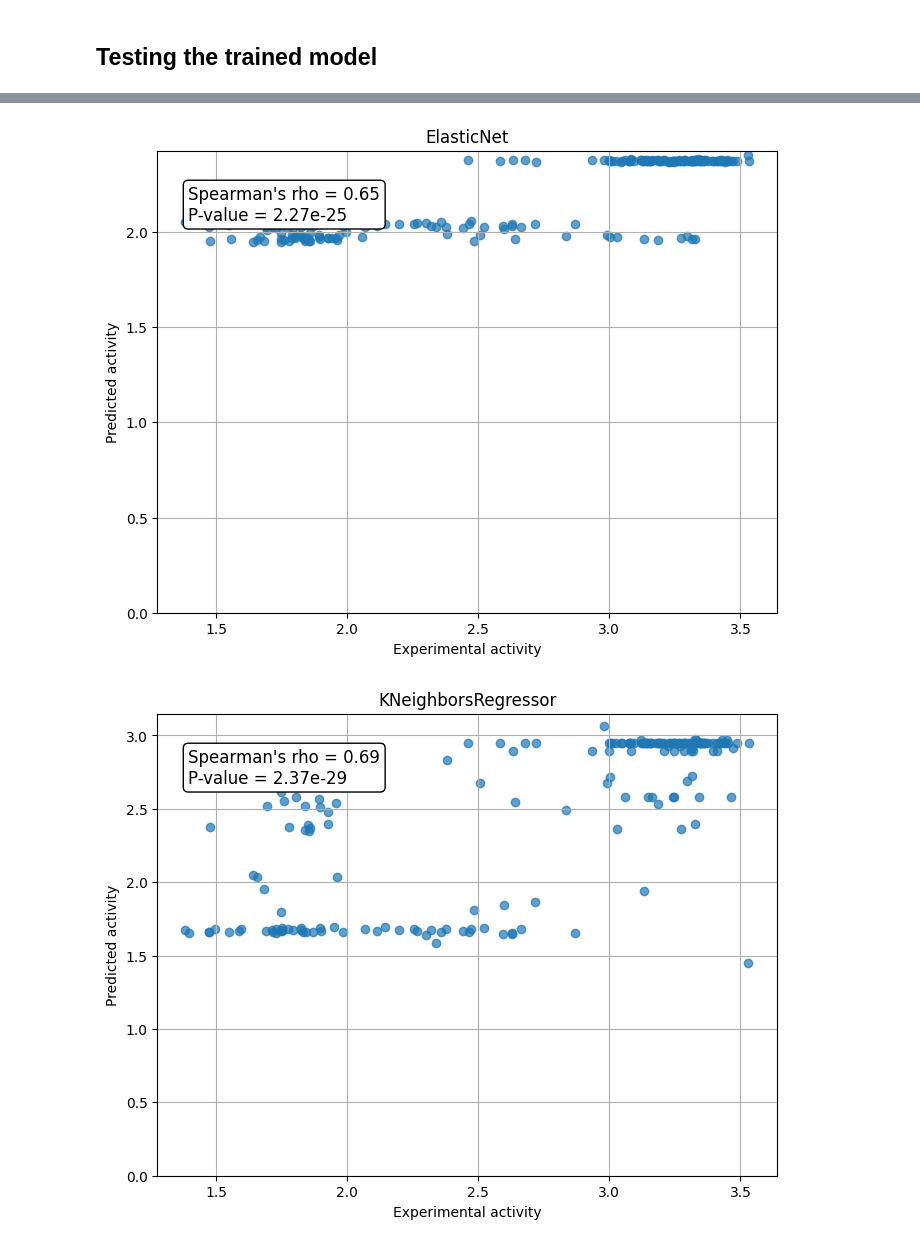
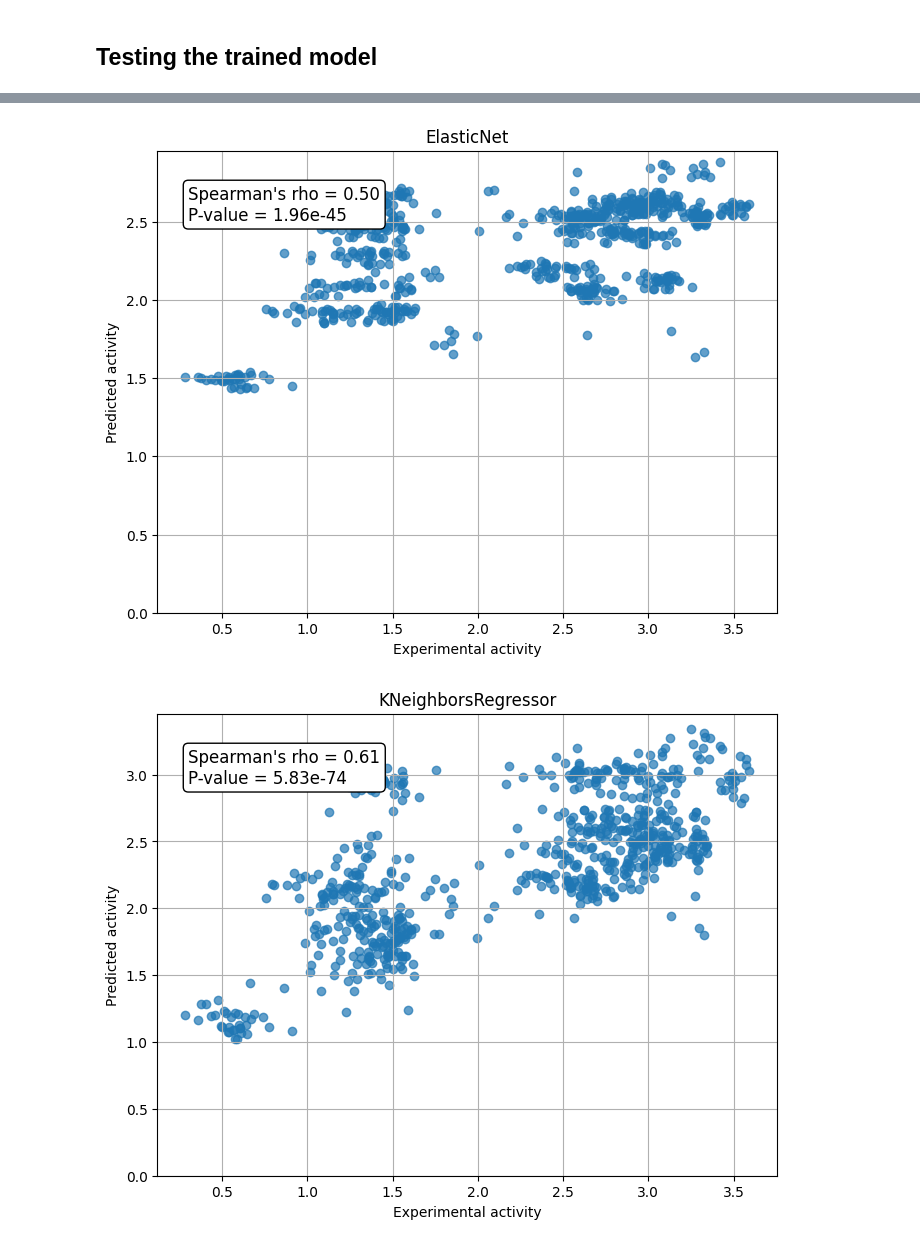
Before and after one commit to kaustubh-amritkar/rubisco_regression_classification, a Jupyter notebook: scripts/checking_diff_regressors.ipynb, the cells around one changed output, grey strips where cells are left out. Saved outputs shown, nothing was run; the diff lists cells and outputs as text; code cells hidden in the pictures.

Commit message:
Concatenated LSU and SSU ESM-2 embeddings separately (embedding of shape (2560,)) -- ran on combined dataset split

```diff
--- a/scripts/checking_diff_regressors.ipynb
+++ b/scripts/checking_diff_regressors.ipynb
@@ -218,28 +222,29 @@ for i, row in concat_all_exp_data.iterrows():
     data.append((header, sequence))
     ys.append(row['log_exp_val'])
     # Xs.append(row['lsu_ssu_weighted_esm'])  ## Using the weighted LSU-SSU ESM embeddings
+    Xs.append(row['concatenated_lsu_ssu_emb'])  ## Using the concatenated LSU-SSU ESM embeddings
     # Xs.append(row['lsu_ssu_weighted_protT5'])  ## Using the weighted LSU-SSU protT5 embeddings
-    Xs.append(row['lsu_ssu_weighted_prostT5'])  ## Using the weighted LSU-SSU prostT5 embeddings
+    # Xs.append(row['lsu_ssu_weighted_prostT5'])  ## Using the weighted LSU-SSU prostT5 embeddings
 # %%
 # # Creating Training and Test set, making sure there are no RbcL repeats in the training and test set
-# def generate_train_test(Xs, ys, headers, random_seed, fraction=0.8):
-#     lsu_list = [x.split("-")[0] for x in headers]
-#     lsu_list_uniq = pd.Series(lsu_list).unique().copy()
-#     random.seed(random_seed)
-#     random.shuffle(lsu_list_uniq)
-#     train_size = int(len(lsu_list_uniq) * fraction)
-#     train_set = lsu_list_uniq[:train_size]
-#     test_set = lsu_list_uniq[train_size:]
-#     train_indices = [i for i, x in enumerate(lsu_list) if x in train_set]
-#     test_indices = [i for i, x in enumerate(lsu_list) if x in test_set]
+def generate_train_test(Xs, ys, headers, random_seed, fraction=0.8):
+    lsu_list = [x.split("-")[0] for x in headers]
+    lsu_list_uniq = pd.Series(lsu_list).unique().copy()
+    random.seed(random_seed)
+    random.shuffle(lsu_list_uniq)
+    train_size = int(len(lsu_list_uniq) * fraction)
+    train_set = lsu_list_uniq[:train_size]
+    test_set = lsu_list_uniq[train_size:]
+    train_indices = [i for i, x in enumerate(lsu_list) if x in train_set]
+    test_indices = [i for i, x in enumerate(lsu_list) if x in test_set]
 
-#     Xs_train = [Xs[i] for i in train_indices]
-#     Xs_test = [Xs[i] for i in test_indices]
-#     ys_train = [ys[i] for i in train_indices]
-#     ys_test = [ys[i] for i in test_indices]
-#     return train_indices, test_indices, train_set, test_set, Xs_train, Xs_test, ys_train, ys_test
+    Xs_train = [Xs[i] for i in train_indices]
+    Xs_test = [Xs[i] for i in test_indices]
+    ys_train = [ys[i] for i in train_indices]
+    ys_test = [ys[i] for i in test_indices]
+    return train_indices, test_indices, train_set, test_set, Xs_train, Xs_test, ys_train, ys_test
 
-# train_indices, test_indices, train_ids, test_ids, Xs_train, Xs_test, ys_train, ys_test = generate_train_test(Xs, ys, headers, 42)
+train_indices, test_indices, train_ids, test_ids, Xs_train, Xs_test, ys_train, ys_test = generate_train_test(Xs, ys, headers, 42)
 # %%
 ## Creating Training and Test set, such that the data from the large assay is in training & from the mutant assay is in test
 
@@ -425,7 +430,7 @@ for i, grid in enumerate(grid_list):
     print(grid.best_estimator_)
     var = grid.best_estimator_.__class__.__name__
 
-    model_file_name = f'/home/kaustubh/RuBisCO_ML/regressor_models/data/regressor_output/normalized_wrt_ind_ancs/prostT5_log_large_mutant_data_split/grid_element_best_{var}_model.pkl'
+    model_file_name = f'/home/kaustubh/RuBisCO_ML/regressor_models/data/regressor_output/normalized_wrt_ind_ancs/LSU_SSU_separate_ESM-2_log_all_data_split/grid_element_best_{var}_model.pkl'
     # Save the model
     with open(model_file_name, 'wb') as f:
         pickle.dump(grid.best_estimator_, f)
@@ -451,7 +456,7 @@ for i, grid in enumerate(grid_list):
 
     # Create a DataFrame and save to CSV
     df = pd.DataFrame({'Experimental Activity': ys_test, 'Predicted Activity': preds})
-    csv_filename = f'/home/kaustubh/RuBisCO_ML/regressor_models/data/regressor_output/normalized_wrt_ind_ancs/prostT5_log_large_mutant_data_split/grid_element_test_set_{var}_activity_data.csv'
+    csv_filename = f'/home/kaustubh/RuBisCO_ML/regressor_models/data/regressor_output/normalized_wrt_ind_ancs/LSU_SSU_separate_ESM-2_log_all_data_split/grid_element_test_set_{var}_activity_data.csv'
     df.to_csv(csv_filename, index=False)
     # print(f'Data saved to {csv_filename}')
 
@@ -499,2 +494,2 @@ Spearman's rho: -0.16, R^2: -1.40, MAE: 0.90, MSE: 1.10, RMSE: 1.05
-[figure, old version]
+[figure, new version]
-[figure, old version]
+[figure, new version]
```
Also changed, not shown: parts of 7 cells of this notebook, 1 other file.
